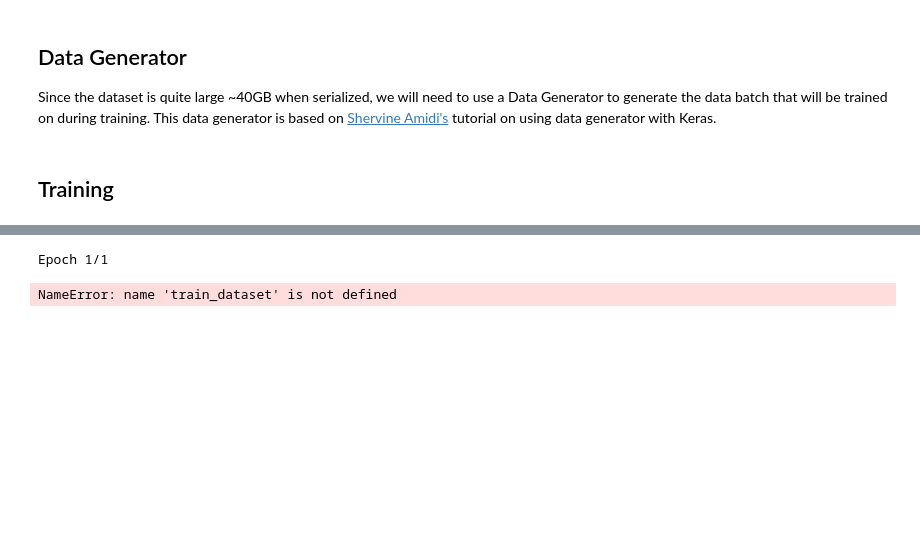
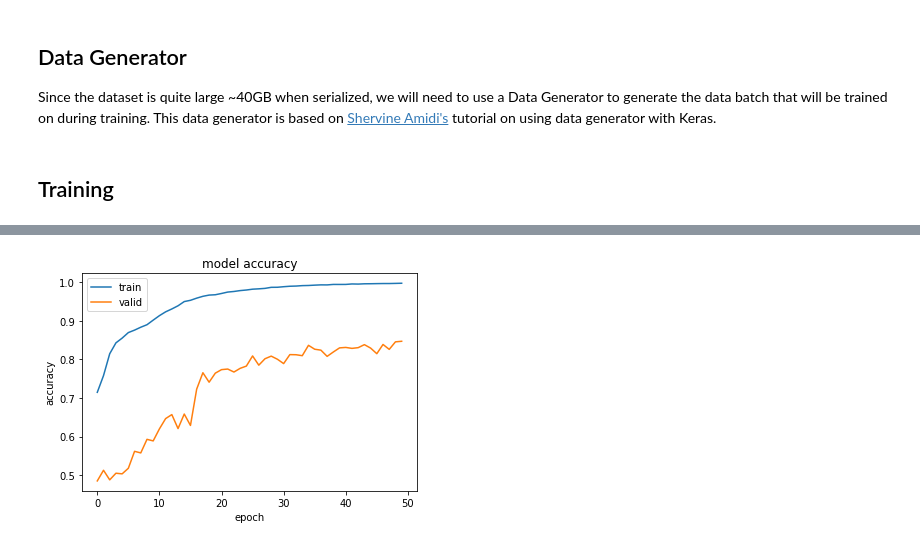
Before and after one commit to tcl326/relation-networks, a Jupyter notebook: A Simple Neural Network Module for Relational Reasoning.ipynb, the cells around one changed output, grey strips where cells are left out. Saved outputs shown, nothing was run; the diff lists cells and outputs as text; code cells hidden in the pictures; blank space fills up the shorter version.

Commit message:
Training update

```diff
--- a/A Simple Neural Network Module for Relational Reasoning.ipynb
+++ b/A Simple Neural Network Module for Relational Reasoning.ipynb
@@ -237,19 +279,19 @@ from keras.utils.vis_utils import model_to_dot
 
 def f_theta():
     def f(model):
-        model = Dense(2000)(model)
+        model = Dense(256)(model)
         model = Activation('relu')(model)
-        model = Dense(1000)(model)
+        model = Dense(256)(model)
         model = Activation('relu')(model)
 #         model = Dropout(0.5)(model)
-        model = Dense(500)(model)
+        model = Dense(256)(model)
         model = Activation('relu')(model)
-        model = Dense(100)(model)
+        model = Dense(256)(model)
         model = Activation('relu')(model)
         return model
     return f
 
-baseline_scene = Input((128, 128, 3))
+baseline_scene = Input((75, 75, 3))
 baseline_question = Input((11,))
 baseline_conv = ConvolutionNetworks()(baseline_scene)
 baseline_conv = Flatten()(baseline_conv)
@@ -407,9 +511,16 @@ VisualModel.compile(loss='categorical_crossentropy', optimizer=adam)
+# %%
+from keras.optimizers import Adam
+lr = 1e-4
+adam = Adam(lr=lr)
+BaseLineModel.compile(loss='categorical_crossentropy', optimizer=adam, metrics=['accuracy'])
 # %%
 data_generator = DataGenerator(train_dataset, test_dataset, False)
 training_generator = data_generator.generate_training()
 validation_generator = data_generator.generate_test()
-VisualModel.fit_generator(generator = training_generator,
+baseline_history = BaseLineModel.fit_generator(generator = training_generator,
                     steps_per_epoch = (len(train_dataset)*20)//64,
                     validation_data = validation_generator,
-                    validation_steps = (len(test_dataset)*20)//64)
+                    validation_steps = (len(test_dataset)*20)//64,
+                    epochs = 50)
+BaseLineModel.save('BaseLineModel.h5')
 # %% [output]
@@ -422,14 +605,0 @@ BaseLineModel.compile(loss='categorical_crossentropy', optimizer=adam)
-# %%
-data_generator = DataGenerator(train_dataset, test_dataset, False)
-training_generator = data_generator.generate_training()
-validation_generator = data_generator.generate_test()
-BaseLineModel.fit_generator(generator = training_generator,
-                    steps_per_epoch = (len(train_dataset)*20)//64,
-                    validation_data = validation_generator,
-                    validation_steps = (len(test_dataset)*20)//64)
-# %% [output]
-Epoch 1/1
-# %%
-print len(train_dataset)
-# %% [output]
-NameError: name 'train_dataset' is not defined
@@ -435,0 +608,13 @@ NameError: name 'train_dataset' is not defined
+# %%
+import matplotlib.pyplot as plt
+
+plt.plot(baseline_history.history['acc'])
+plt.plot(baseline_history.history['val_acc'])
+plt.title('model accuracy')
+plt.ylabel('accuracy')
+plt.xlabel('epoch')
+plt.legend(['train', 'valid'], loc='upper left')
+plt.savefig('figures/BaselineAccuracy')
+plt.show()
+# %% [output]
+[figure, added]
```
Also changed, not shown: parts of 21 cells of this notebook, 4 other files.
